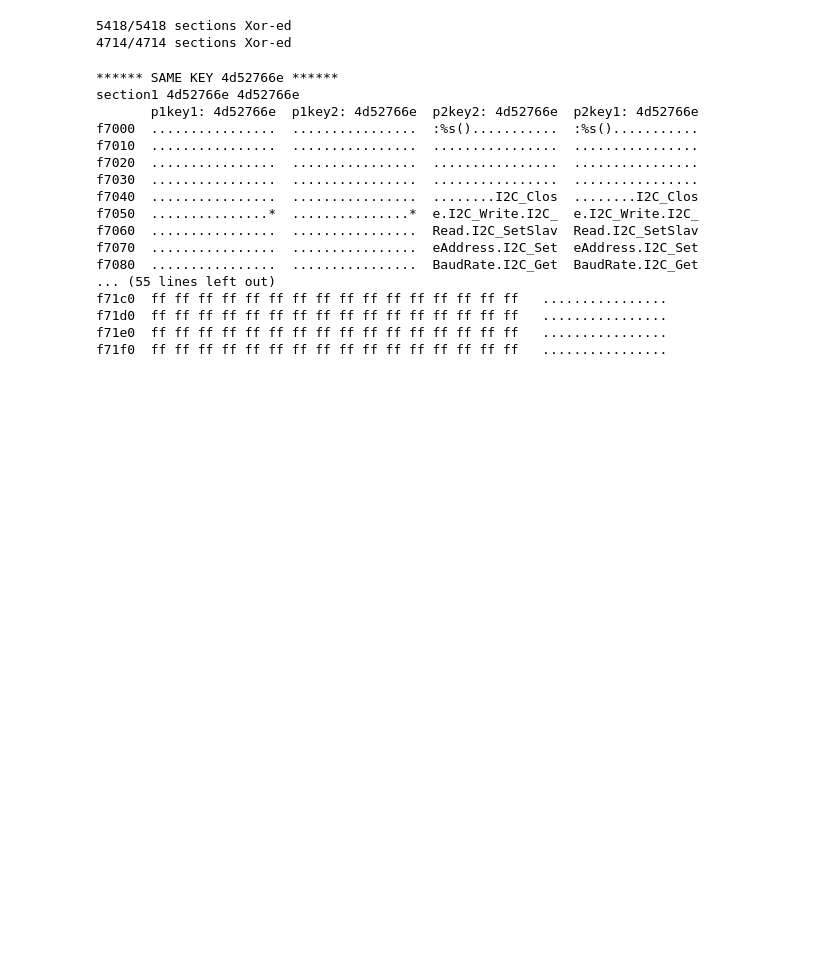
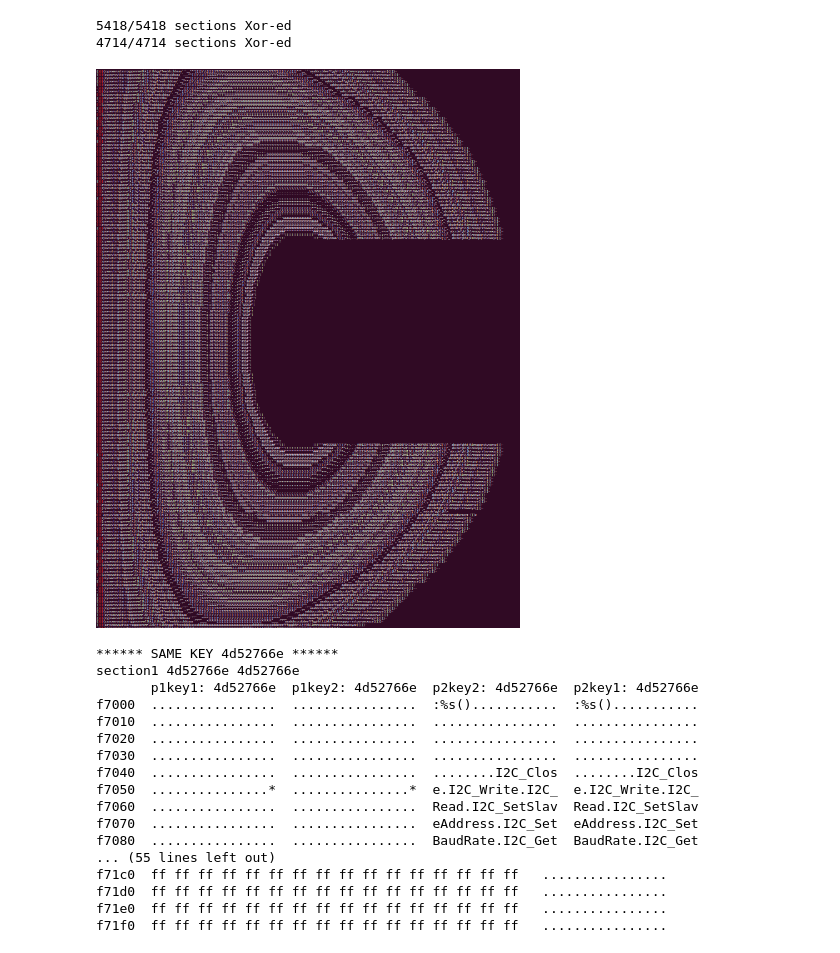
Before and after one commit to trolldbois/theta, a Jupyter notebook: ThetaS-firmware-interesting.ipynb, the cells around one changed output. Saved outputs shown, nothing was run; the diff lists cells and outputs as text; code cells hidden in the pictures; blank space fills up the shorter version.

```diff
--- a/ThetaS-firmware-interesting.ipynb
+++ b/ThetaS-firmware-interesting.ipynb
@@ -72,3 +88,11 @@ unity2.apply_xor(keys_2)
+# %%
+
+# 0x0017c700 most probably the lenses profiles
+#  see strings gy1_v121.frm.part1.unxor.3 | grep -E 'mnop|ponm'
+from IPython.display import Image
+Image(filename='firmwares/unxor/lense-profile.png')
+# %% [output]
+[figure, added]
 # %%
 def change_key(section_index, new_key):
     unity1.sections[section_index].xor(binascii.unhexlify(new_key))
```
Also changed, not shown: parts of 1 cell of this notebook, 5 other files.
